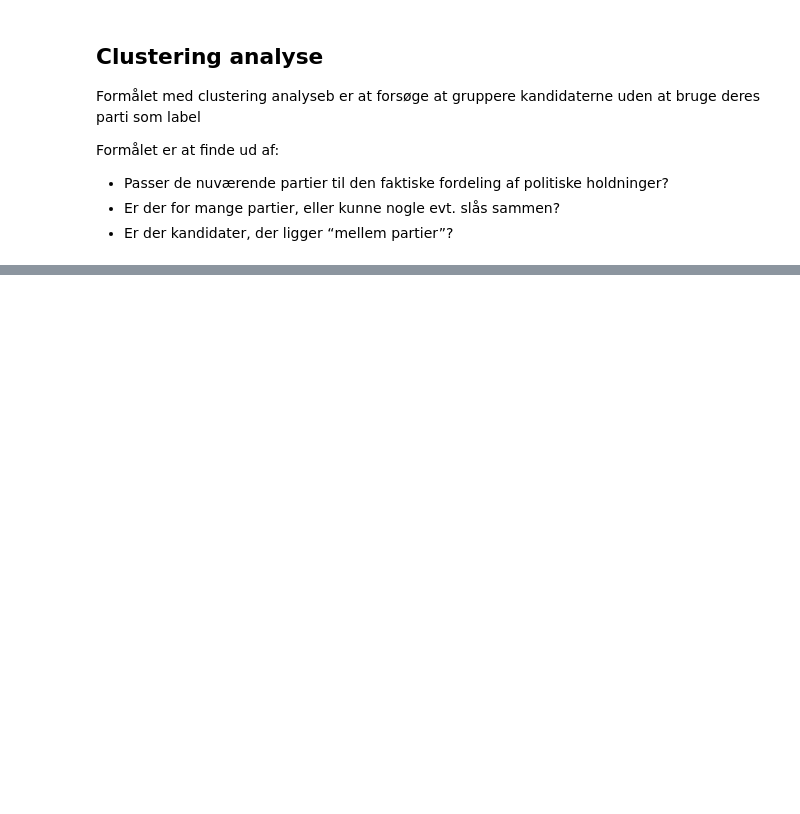
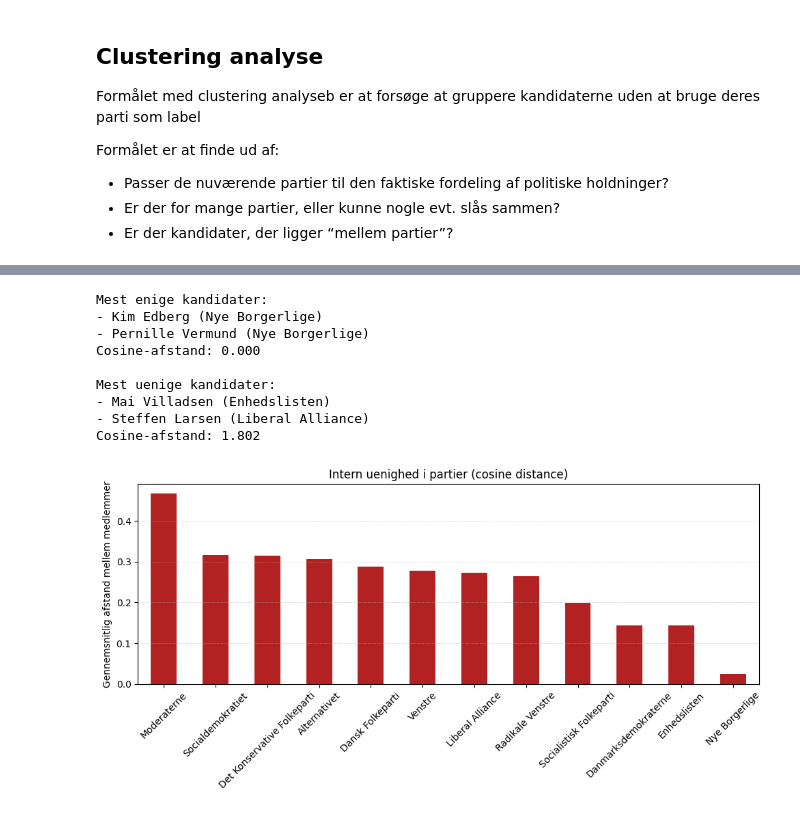
Before and after one commit to KatAamand/MAL, a Jupyter notebook: Assignment6_candidates/6. Candidate Test 2022 II.ipynb, the cells around one changed output, grey strips where cells are left out. Saved outputs shown, nothing was run; the diff lists cells and outputs as text; code cells hidden in the pictures; blank space fills up the shorter version.

```diff
--- a/Assignment6_candidates/6. Candidate Test 2022 II.ipynb
+++ b/Assignment6_candidates/6. Candidate Test 2022 II.ipynb
@@ -283,0 +477,69 @@ Antal støj-kandidater: 739
+# %%
+import pandas as pd
+import numpy as np
+from sklearn.metrics import pairwise_distances
+import seaborn as sns
+import matplotlib.pyplot as plt
+
+# 1. Indlæs de valgte kandidater
+elected = pd.read_excel("electeddata.xlsx")
+
+# 2. Udtræk spørgsmålskolonner
+question_cols = [col for col in elected.columns if isinstance(col, (int, np.integer)) or (isinstance(col, str) and col.strip().endswith(('a', 'b')) and col[0].isdigit())]
+elected_q = elected[question_cols].copy()
+
+# 3. Fjern kandidater med mange NaN og udfyld resten med 0
+elected_q_clean = elected_q.dropna(thresh=len(question_cols) * 0.8).fillna(0)
+
+# 4. Hent partier
+elected_parties = elected.loc[elected_q_clean.index, "parti"]
+elected_names = elected.loc[elected_q_clean.index, "navn"]
+# 5. Beregn cosine-afstande mellem kandidater
+dist_matrix = pairwise_distances(elected_q_clean, metric="cosine")
+
+# 6. Find mest enige og mest uenige par
+np.fill_diagonal(dist_matrix, np.nan)  # Ignorer selv-afstand
+min_dist_idx = np.unravel_index(np.nanargmin(dist_matrix), dist_matrix.shape)
+max_dist_idx = np.unravel_index(np.nanargmax(dist_matrix), dist_matrix.shape)
+
+print("Mest enige kandidater:")
+print(f"- {elected_names.iloc[min_dist_idx[0]]} ({elected_parties.iloc[min_dist_idx[0]]})")
+print(f"- {elected_names.iloc[min_dist_idx[1]]} ({elected_parties.iloc[min_dist_idx[1]]})")
+print(f"Cosine-afstand: {dist_matrix[min_dist_idx]:.3f}\n")
+
+print("Mest uenige kandidater:")
+print(f"- {elected_names.iloc[max_dist_idx[0]]} ({elected_parties.iloc[max_dist_idx[0]]})")
+print(f"- {elected_names.iloc[max_dist_idx[1]]} ({elected_parties.iloc[max_dist_idx[1]]})")
+print(f"Cosine-afstand: {dist_matrix[max_dist_idx]:.3f}")
+
+# 7. Intern uenighed i partier (gennemsnitlig afstand indenfor hvert parti)
+party_distances = {}
+for party in elected_parties.unique():
+    idx = elected_parties[elected_parties == party].index
+    if len(idx) > 1:
+        party_matrix = dist_matrix[np.ix_(idx, idx)]
+        upper_triangle = party_matrix[np.triu_indices_from(party_matrix, k=1)]
+        party_distances[party] = np.nanmean(upper_triangle)
+
+# Sortér og vis
+party_disagreement = pd.Series(party_distances).sort_values(ascending=False)
+
+plt.figure(figsize=(10, 5))
+party_disagreement.plot(kind="bar", color="firebrick")
+plt.title("Intern uenighed i partier (cosine distance)")
+plt.ylabel("Gennemsnitlig afstand mellem medlemmer")
+plt.xticks(rotation=45)
+plt.grid(True, axis="y", linestyle=":", linewidth=0.5)
+plt.tight_layout()
+plt.show()
+# %% [output]
+Mest enige kandidater:
+- Kim Edberg (Nye Borgerlige)
+- Pernille Vermund (Nye Borgerlige)
+Cosine-afstand: 0.000
+
+Mest uenige kandidater:
+- Mai Villadsen (Enhedslisten)
+- Steffen Larsen (Liberal Alliance)
+Cosine-afstand: 1.802
+[figure, added]
```
Also changed, not shown: parts of 13 cells of this notebook.
